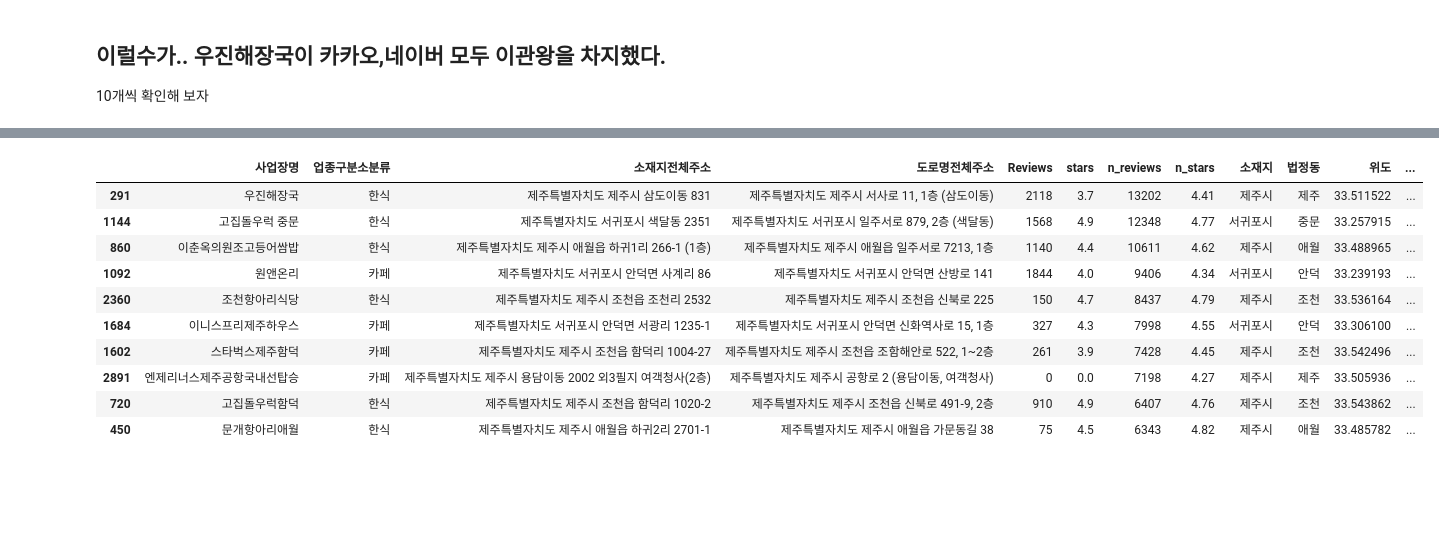
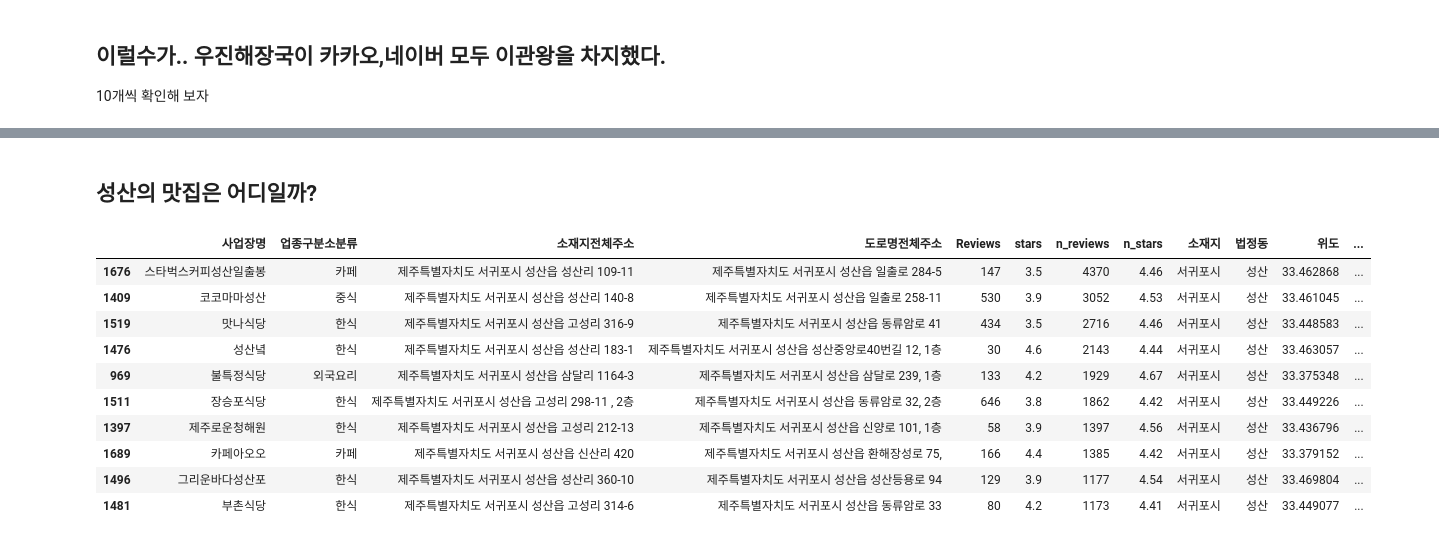
Before and after one commit to SNOOthiking/jeju, a Jupyter notebook: 최종본.ipynb, the cells around one changed output, grey strips where cells are left out. Saved outputs shown, nothing was run; the diff lists cells and outputs as text; code cells hidden in the pictures; blank space fills up the shorter version.

```diff
--- a/최종본.ipynb
+++ b/최종본.ipynb
@@ -56,5 +40,3 @@ change_category('오쿠다','한식')
-# %%
-jeju = jeju.drop(jeju[jeju.사업장명.apply(lambda x : 'GS25' in x)].index)
 # %%
 jeju.head()
 # %% [output]
@@ -255,9 +236,0 @@ Name: 1564, dtype: object
-# %%
-# 네이버는 크롤링이 온전치 않기 때문에 나오면 바로바로 검색 후 수정
-b = jeju['n_reviews'].copy()
-c = jeju['n_stars'].copy()
-b[1164] = 826
-c[1164] = 4.58
-
-jeju['n_reviews'] = b
-jeju['n_stars'] = c
@@ -352,14 +508,16 @@ Name: 291, dtype: object
+# %% [markdown]
+## 성산의 맛집은 어디일까?
 # %%
-jeju.loc[jeju.n_reviews.sort_values(ascending=False)[:10].index]
+jeju.loc[jeju[jeju.법정동=='성산'].n_reviews.sort_values(ascending = False)[:10].index]
 # %% [output]
 |  | 사업장명 | 업종구분소분류 | 소재지전체주소 | 도로명전체주소 | Reviews | stars | n_reviews | n_stars | 소재지 | 법정동 | 위도 | ... |
-| 291 | 우진해장국 | 한식 | 제주특별자치도 제주시 삼도이동 831 | 제주특별자치도 제주시 서사로 11, 1층 (삼도이동) | 2118 | 3.7 | 13202 | 4.41 | 제주시 | 제주 | 33.511522 | ... |
-| 1144 | 고집돌우럭 중문 | 한식 | 제주특별자치도 서귀포시 색달동 2351 | 제주특별자치도 서귀포시 일주서로 879, 2층 (색달동) | 1568 | 4.9 | 12348 | 4.77 | 서귀포시 | 중문 | 33.257915 | ... |
-| 860 | 이춘옥의원조고등어쌈밥 | 한식 | 제주특별자치도 제주시 애월읍 하귀1리 266-1 (1층) | 제주특별자치도 제주시 애월읍 일주서로 7213, 1층 | 1140 | 4.4 | 10611 | 4.62 | 제주시 | 애월 | 33.488965 | ... |
-| 1092 | 원앤온리 | 카페 | 제주특별자치도 서귀포시 안덕면 사계리 86 | 제주특별자치도 서귀포시 안덕면 산방로 141 | 1844 | 4.0 | 9406 | 4.34 | 서귀포시 | 안덕 | 33.239193 | ... |
-| 2360 | 조천항아리식당 | 한식 | 제주특별자치도 제주시 조천읍 조천리 2532 | 제주특별자치도 제주시 조천읍 신북로 225 | 150 | 4.7 | 8437 | 4.79 | 제주시 | 조천 | 33.536164 | ... |
-| 1684 | 이니스프리제주하우스 | 카페 | 제주특별자치도 서귀포시 안덕면 서광리 1235-1 | 제주특별자치도 서귀포시 안덕면 신화역사로 15, 1층 | 327 | 4.3 | 7998 | 4.55 | 서귀포시 | 안덕 | 33.306100 | ... |
-| 1602 | 스타벅스제주함덕 | 카페 | 제주특별자치도 제주시 조천읍 함덕리 1004-27 | 제주특별자치도 제주시 조천읍 조함해안로 522, 1~2층 | 261 | 3.9 | 7428 | 4.45 | 제주시 | 조천 | 33.542496 | ... |
-| 2891 | 엔제리너스제주공항국내선탑승 | 카페 | 제주특별자치도 제주시 용담이동 2002 외3필지 여객청사(2층) | 제주특별자치도 제주시 공항로 2 (용담이동, 여객청사) | 0 | 0.0 | 7198 | 4.27 | 제주시 | 제주 | 33.505936 | ... |
-| 720 | 고집돌우럭함덕 | 한식 | 제주특별자치도 제주시 조천읍 함덕리 1020-2 | 제주특별자치도 제주시 조천읍 신북로 491-9, 2층 | 910 | 4.9 | 6407 | 4.76 | 제주시 | 조천 | 33.543862 | ... |
-| 450 | 문개항아리애월 | 한식 | 제주특별자치도 제주시 애월읍 하귀2리 2701-1 | 제주특별자치도 제주시 애월읍 가문동길 38 | 75 | 4.5 | 6343 | 4.82 | 제주시 | 애월 | 33.485782 | ... |
+| 1676 | 스타벅스커피성산일출봉 | 카페 | 제주특별자치도 서귀포시 성산읍 성산리 109-11 | 제주특별자치도 서귀포시 성산읍 일출로 284-5 | 147 | 3.5 | 4370 | 4.46 | 서귀포시 | 성산 | 33.462868 | ... |
+| 1409 | 코코마마성산 | 중식 | 제주특별자치도 서귀포시 성산읍 성산리 140-8 | 제주특별자치도 서귀포시 성산읍 일출로 258-11 | 530 | 3.9 | 3052 | 4.53 | 서귀포시 | 성산 | 33.461045 | ... |
+| 1519 | 맛나식당 | 한식 | 제주특별자치도 서귀포시 성산읍 고성리 316-9 | 제주특별자치도 서귀포시 성산읍 동류암로 41 | 434 | 3.5 | 2716 | 4.46 | 서귀포시 | 성산 | 33.448583 | ... |
+| 1476 | 성산녘 | 한식 | 제주특별자치도 서귀포시 성산읍 성산리 183-1 | 제주특별자치도 서귀포시 성산읍 성산중앙로40번길 12, 1층 | 30 | 4.6 | 2143 | 4.44 | 서귀포시 | 성산 | 33.463057 | ... |
+| 969 | 불특정식당 | 외국요리 | 제주특별자치도 서귀포시 성산읍 삼달리 1164-3 | 제주특별자치도 서귀포시 성산읍 삼달로 239, 1층 | 133 | 4.2 | 1929 | 4.67 | 서귀포시 | 성산 | 33.375348 | ... |
+| 1511 | 장승포식당 | 한식 | 제주특별자치도 서귀포시 성산읍 고성리 298-11 , 2층 | 제주특별자치도 서귀포시 성산읍 동류암로 32, 2층 | 646 | 3.8 | 1862 | 4.42 | 서귀포시 | 성산 | 33.449226 | ... |
+| 1397 | 제주로운청해원 | 한식 | 제주특별자치도 서귀포시 성산읍 고성리 212-13 | 제주특별자치도 서귀포시 성산읍 신양로 101, 1층 | 58 | 3.9 | 1397 | 4.56 | 서귀포시 | 성산 | 33.436796 | ... |
+| 1689 | 카페아오오 | 카페 | 제주특별자치도 서귀포시 성산읍 신산리 420 | 제주특별자치도 서귀포시 성산읍 환해장성로 75, | 166 | 4.4 | 1385 | 4.42 | 서귀포시 | 성산 | 33.379152 | ... |
+| 1496 | 그리운바다성산포 | 한식 | 제주특별자치도 서귀포시 성산읍 성산리 360-10 | 제주특별자치도 서귀포시 성산읍 성산등용로 94 | 129 | 3.9 | 1177 | 4.54 | 서귀포시 | 성산 | 33.469804 | ... |
+| 1481 | 부촌식당 | 한식 | 제주특별자치도 서귀포시 성산읍 고성리 314-6 | 제주특별자치도 서귀포시 성산읍 동류암로 33 | 80 | 4.2 | 1173 | 4.41 | 서귀포시 | 성산 | 33.449077 | ... |
```
Also changed, not shown: parts of 31 cells of this notebook.
